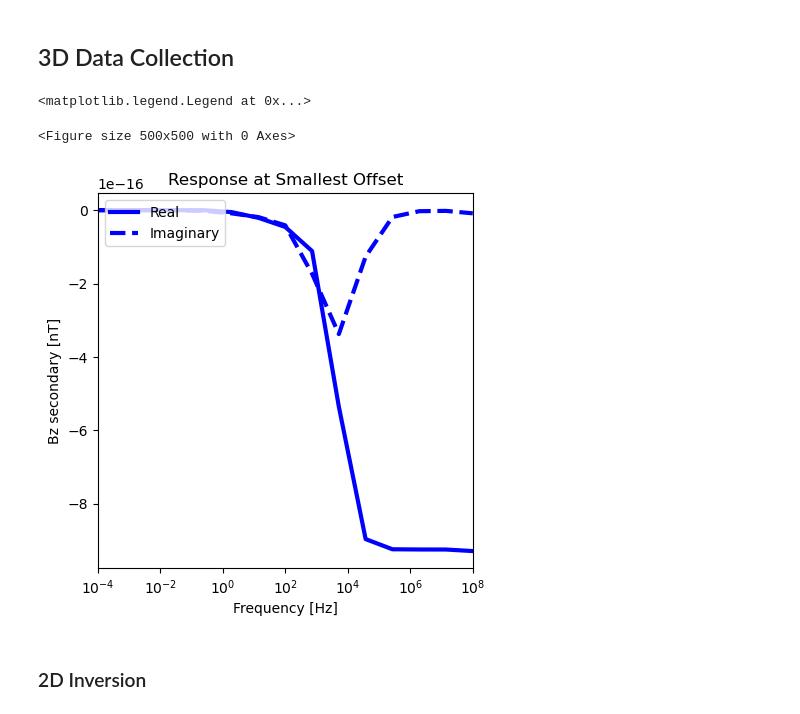
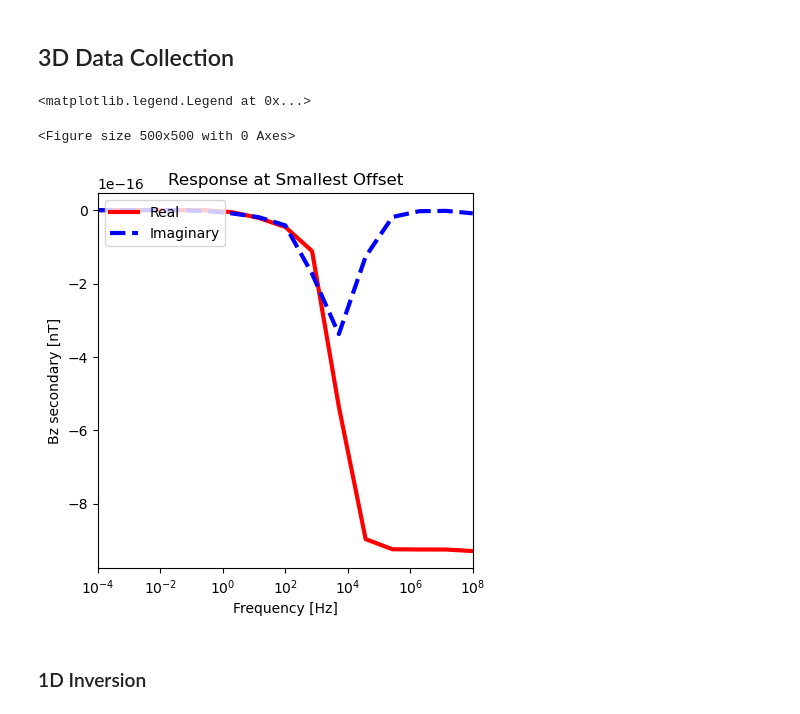
Before and after one commit to SabrinaAshik/EOSC454-Project-SabrinaAshik, a Jupyter notebook: 3d_files/3d_fwd_fdem_simulation.ipynb, the cells around one changed output. Cells and saved outputs as stored; diff of their text form; code cells hidden in the pictures.

Commit message:
updated 2d inversion notebook

```diff
--- a/3d_files/3d_fwd_fdem_simulation.ipynb
+++ b/3d_files/3d_fwd_fdem_simulation.ipynb
@@ -91,7 +107,7 @@ mapping = (
         mesh2D, active_inds, resistivity_air
     )
     * maps.ExpMap(  # adds air cells
-        nP=inversion_mesh.nC
+        nP=inversion_mesh_2d.nC
     )
 )
 # %% [markdown]
@@ -128,13 +144,13 @@ def interface(x, inferfaces=interfaces):
 
     return boundaries[0], boundaries[1]
 # %%
-m_true = np.log(resistivity_deep) * np.ones(inversion_mesh.nC)
-interface_1, interface_2 = interface(inversion_mesh.gridCC[:, 0])
-m_true[inversion_mesh.gridCC[:, 1] > interface_2] = np.log(resistivity_middle)
-m_true[inversion_mesh.gridCC[:, 1] > interface_1] = np.log(resistivity_surface)
+m_true = np.log(resistivity_deep) * np.ones(inversion_mesh_2d.nC)
+interface_1, interface_2 = interface(inversion_mesh_2d.gridCC[:, 0])
+m_true[inversion_mesh_2d.gridCC[:, 1] > interface_2] = np.log(resistivity_middle)
+m_true[inversion_mesh_2d.gridCC[:, 1] > interface_1] = np.log(resistivity_surface)
 
 fig, ax = plt.subplots(1, 1, figsize=(12,6))
-cb = plt.colorbar(inversion_mesh.plot_image(m_true, ax=ax)[0], ax=ax)
+cb = plt.colorbar(inversion_mesh_2d.plot_image(m_true, ax=ax)[0], ax=ax)
 cb.set_label(r"$\log(\rho)$")
 ax.set_title("true model")
 ax.set_xlim([0, 10.0e3])
@@ -151,12 +167,12 @@ ax.set_ylim([-4.0e3, 0])
 # %%
 def get_1D_model(x_position):
     # Find index of the x-position and the indices of grid cell centers that have the specified x-position
-    x_index = np.where(inversion_mesh.gridCC[:, 0]>= x_position)[0][0]
-    x_indices = np.where(np.isclose(inversion_mesh.gridCC[:, 0], inversion_mesh.gridCC[:, 0][x_index]))
+    x_index = np.where(inversion_mesh_2d.gridCC[:, 0]>= x_position)[0][0]
+    x_indices = np.where(np.isclose(inversion_mesh_2d.gridCC[:, 0], inversion_mesh_2d.gridCC[:, 0][x_index]))
 
     # Get the z-values corresponding to the specified x-position
-    z_values_mesh = inversion_mesh.gridCC[x_indices, 1][0]
-    z_values_mesh = z_values_mesh[::-1] + (inversion_mesh.h[1][::-1])/2
+    z_values_mesh = inversion_mesh_2d.gridCC[x_indices, 1][0]
+    z_values_mesh = z_values_mesh[::-1] + (inversion_mesh_2d.h[1][::-1])/2
     z_values_mesh = np.round(z_values_mesh)
 
     z_values_model = m_true[x_indices][::-1]
@@ -337,41 +339,30 @@ prob = fdem.Simulation3DMagneticFluxDensity(
     mesh, survey=survey, rhoMap=mapping, solver=Solver
 )
 # %%
-dclean = prob.dpred(m_true)
+dpred = prob.dpred(m_true)
 # %%
 # Data are organized by transmitter location, then component, then frequency. We had nFreq
 # transmitters and each transmitter had 2 receivers (real and imaginary component). So
 # first we will pick out the real and imaginary data
-bz_real = dclean[0 : len(dclean) : 2]
-bz_imag = dclean[1 : len(dclean) : 2]
+bz_real = dpred[0 : len(dpred) : 2]
+bz_imag = dpred[1 : len(dpred) : 2]
 
 # Then we will will reshape the data.
 bz_real = np.reshape(bz_real, (ntx, len(frequencies)))
 bz_imag = np.reshape(bz_imag, (ntx, len(frequencies)))
 
-# Plot secondary field along the profile at f = 10000 Hz
-fig = plt.figure(figsize=(5, 5))
-# ax1 = fig.add_axes([0.2, 0.15, 0.75, 0.75])
-# frequencies_index = 0
-# ax1.plot(bz_real[:, frequencies_index], receiver_locations[:, -1], "b-", lw=3)
-# ax1.plot(bz_imag[:, frequencies_index], receiver_locations[:, -1], "b--", lw=3)
-# ax1.set_xlabel("Bz secondary [T]")
-# ax1.set_ylabel("Elevation [m]")
-# ax1.set_title(f"Response at {frequencies[frequencies_index]} Hz")
-# ax1.legend(["Real", "Imaginary"], loc="upper right")
-
 # Plot FEM response for all frequencies
 fig = plt.figure(figsize=(5, 5))
 ax1 = fig.add_axes([0.2, 0.15, 0.75, 0.75])
 location_index = 15
-ax1.semilogx(frequencies, bz_real[location_index, :], "b-", lw=3)
+ax1.semilogx(frequencies, bz_real[location_index, :], "r-", lw=3)
 ax1.semilogx(frequencies, bz_imag[location_index, :], "b--", lw=3)
 ax1.set_xlim((np.min(frequencies), np.max(frequencies)))
 ax1.set_xlabel("Frequency [Hz]")
 ax1.set_ylabel("Bz secondary [nT]")
 ax1.set_title("Response at Smallest Offset")
 ax1.legend(["Real", "Imaginary"], loc="upper left")
 # %% [output]
 <matplotlib.legend.Legend at 0x...>
 <Figure size 500x500 with 0 Axes>
-[figure, old version]
+[figure, new version]
@@ -378,5 +398,5 @@ ax1.legend(["Real", "Imaginary"], loc="upper left")
 # %% [markdown]
-### 2D Inversion
+### 1D Inversion
 # %%
 uncertainties = 0.01 * np.abs(dclean) * np.ones(np.shape(dclean))
 data_object = data.Data(survey, dobs=dclean, noise_floor=uncertainties)
```
Also changed, not shown: parts of 13 cells of this notebook, 5 other files.
